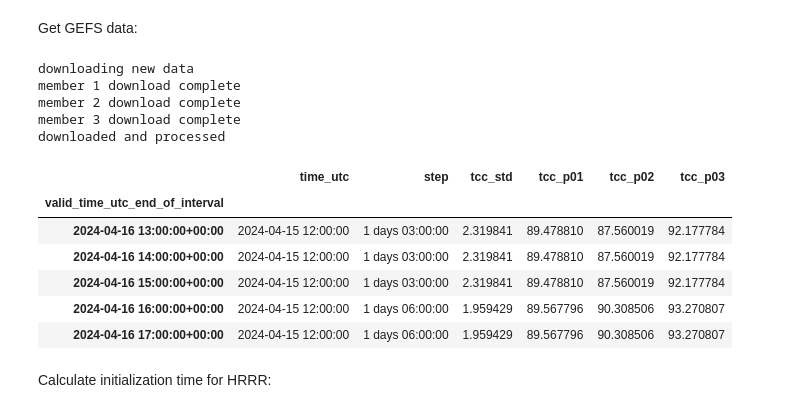
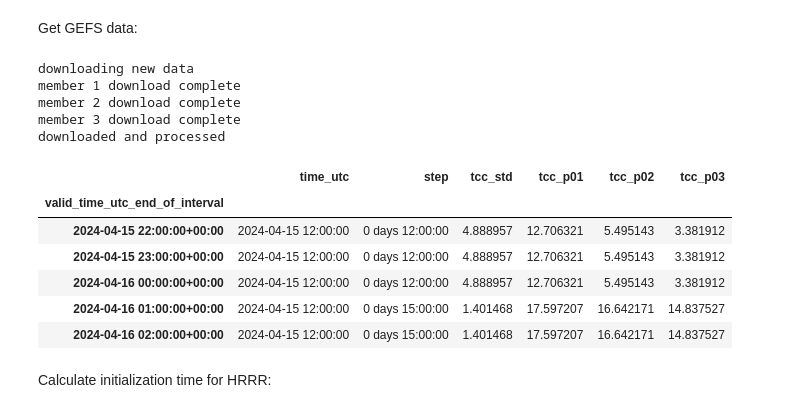
Before and after one commit to williamhobbs/solar-fleet-forecast-probability-tool, a Jupyter notebook: 10_operational_forecast_example.ipynb, the cells around one changed output. Cells and saved outputs as stored; diff of their text form; code cells hidden in the pictures.

```diff
--- a/10_operational_forecast_example.ipynb
+++ b/10_operational_forecast_example.ipynb
@@ -33,38 +33,38 @@ Get GEFS data:
 # %%
 num_members = 3 # Number of ensemble members to pull, max of 30
 freq='1D' # how often to pull a new forecast
 fxx_interval = 3 # time step of the forecast, GEFS has 3 hour intervals
-fxx_range = range(27,46,fxx_interval)
+fxx_range = range(12,46,fxx_interval)
 
 # lat, lon extent for region of interest
 # (left lon, right lon, lower lat, upper lat)
 region_extent = [-92, -80, 29, 36]
 
 start = init_time
 end = init_time
 
 save_dir = 'nc_files/gefs/'
 remove_grib=True
 w_avg_tcc = get_tcc_fcasts_fastherbie(start, end, freq, fxx_range, plants_df,
                               region_extent=region_extent, num_members=num_members,
                               save=False, save_dir='', attempts=5, remove_grib=False)
 
 # clean up indices and localize to UTC
 w_avg_tcc = w_avg_tcc.reset_index().set_index('valid_time_utc_end_of_interval').tz_localize('UTC')
 w_avg_tcc.head()
 # %% [output]
 downloading new data
 member 1 download complete
 member 2 download complete
 member 3 download complete
 downloaded and processed
 |  | time_utc | step | tcc_std | tcc_p01 | tcc_p02 | tcc_p03 |
 | valid_time_utc_end_of_interval |  |  |  |  |  |  |
-| 2024-04-16 13:00:00+00:00 | 2024-04-15 12:00:00 | 1 days 03:00:00 | 2.319841 | 89.478810 | 87.560019 | 92.177784 |
-| 2024-04-16 14:00:00+00:00 | 2024-04-15 12:00:00 | 1 days 03:00:00 | 2.319841 | 89.478810 | 87.560019 | 92.177784 |
-| 2024-04-16 15:00:00+00:00 | 2024-04-15 12:00:00 | 1 days 03:00:00 | 2.319841 | 89.478810 | 87.560019 | 92.177784 |
-| 2024-04-16 16:00:00+00:00 | 2024-04-15 12:00:00 | 1 days 06:00:00 | 1.959429 | 89.567796 | 90.308506 | 93.270807 |
-| 2024-04-16 17:00:00+00:00 | 2024-04-15 12:00:00 | 1 days 06:00:00 | 1.959429 | 89.567796 | 90.308506 | 93.270807 |
+| 2024-04-15 22:00:00+00:00 | 2024-04-15 12:00:00 | 0 days 12:00:00 | 4.888957 | 12.706321 | 5.495143 | 3.381912 |
+| 2024-04-15 23:00:00+00:00 | 2024-04-15 12:00:00 | 0 days 12:00:00 | 4.888957 | 12.706321 | 5.495143 | 3.381912 |
+| 2024-04-16 00:00:00+00:00 | 2024-04-15 12:00:00 | 0 days 12:00:00 | 4.888957 | 12.706321 | 5.495143 | 3.381912 |
+| 2024-04-16 01:00:00+00:00 | 2024-04-15 12:00:00 | 0 days 15:00:00 | 1.401468 | 17.597207 | 16.642171 | 14.837527 |
+| 2024-04-16 02:00:00+00:00 | 2024-04-15 12:00:00 | 0 days 15:00:00 | 1.401468 | 17.597207 | 16.642171 | 14.837527 |
 # %% [markdown]
 Calculate initialization time for HRRR:
 # %%
```
Also changed, not shown: parts of 5 cells of this notebook.
